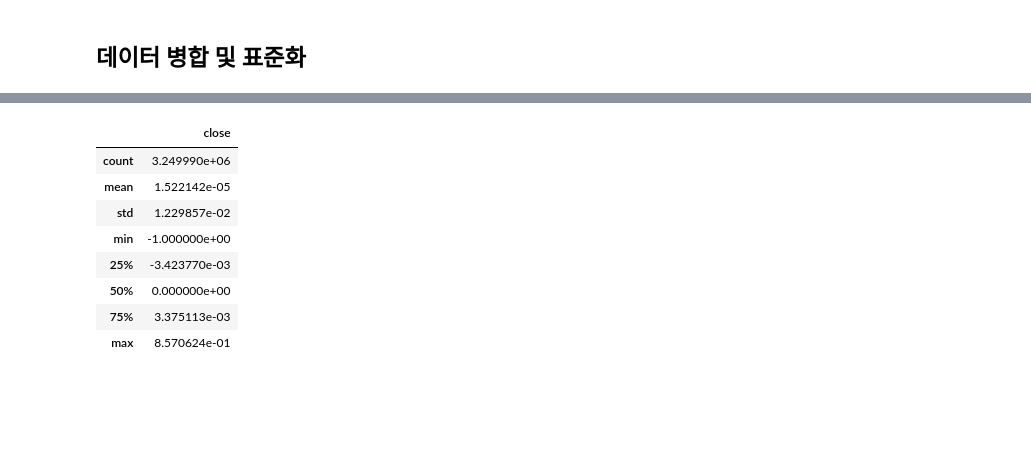
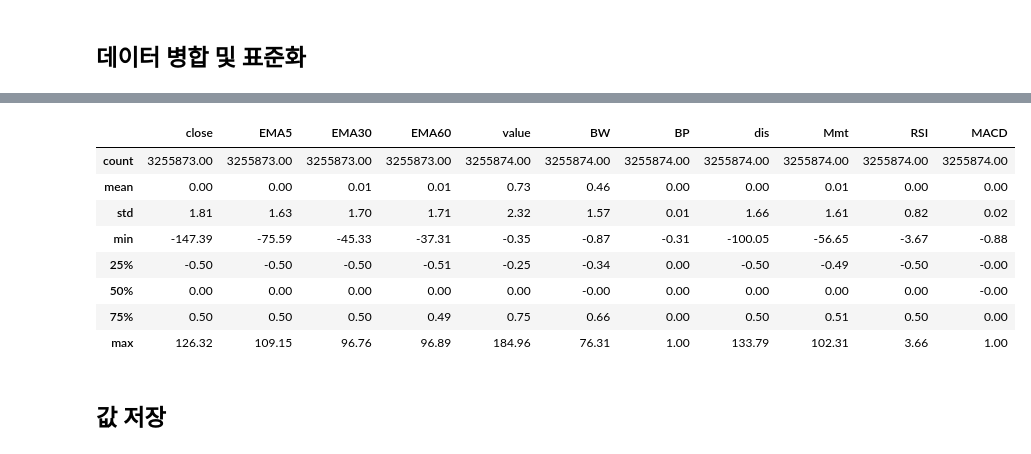
Before and after one commit to DogRing/TorchTrade, a Jupyter notebook: train/1_data_Transform.ipynb, the cells around one changed output, grey strips where cells are left out. Cells and saved outputs as stored; diff of their text form; code cells hidden in the pictures; blank space fills up the shorter version.

```diff
--- a/train/1_data_Transform.ipynb
+++ b/train/1_data_Transform.ipynb
@@ -208,13 +261,25 @@ for i in ['EMA5','EMA30','EMA60']:
-# %%
-pd.set_option('display.float_format',None)
-df[['close']][2:].describe()
-# %% [output]
-|  | close |
-| count | 3.249990e+06 |
-| mean | 1.522142e-05 |
-| std | 1.229857e-02 |
-| min | -1.000000e+00 |
-| 25% | -3.423770e-03 |
-| 50% | 0.000000e+00 |
-| 75% | 3.375113e-03 |
-| max | 8.570624e-01 |
+# %%
+df_c = df['close'].shift()
+for i in ['close','EMA5','EMA30','EMA60']:
+    df[i] = (df[i] - df_c) / df_c
+    df[i] = idc.skRobN(df[[i]])
+
+for i in ['value','BW','dis','Mmt','RSI']:
+    df[i] = idc.skRobN(df[[i]])
+
+for i in ['BP','MACD']:
+    df[i] = df[i] / df[i].abs().max()
+df = df[['close','EMA5','EMA30','EMA60','value','BW','BP','dis','Mmt','RSI','MACD']]
+df.describe()
+# %% [output]
+|  | close | EMA5 | EMA30 | EMA60 | value | BW | BP | dis | Mmt | RSI | MACD |
+| count | 3255873.00 | 3255873.00 | 3255873.00 | 3255873.00 | 3255874.00 | 3255874.00 | 3255874.00 | 3255874.00 | 3255874.00 | 3255874.00 | 3255874.00 |
+| mean | 0.00 | 0.00 | 0.01 | 0.01 | 0.73 | 0.46 | 0.00 | 0.00 | 0.01 | 0.00 | 0.00 |
+| std | 1.81 | 1.63 | 1.70 | 1.71 | 2.32 | 1.57 | 0.01 | 1.66 | 1.61 | 0.82 | 0.02 |
+| min | -147.39 | -75.59 | -45.33 | -37.31 | -0.35 | -0.87 | -0.31 | -100.05 | -56.65 | -3.67 | -0.88 |
+| 25% | -0.50 | -0.50 | -0.50 | -0.51 | -0.25 | -0.34 | 0.00 | -0.50 | -0.49 | -0.50 | -0.00 |
+| 50% | 0.00 | 0.00 | 0.00 | 0.00 | 0.00 | -0.00 | 0.00 | 0.00 | 0.00 | 0.00 | -0.00 |
+| 75% | 0.50 | 0.50 | 0.50 | 0.49 | 0.75 | 0.66 | 0.00 | 0.50 | 0.51 | 0.50 | 0.00 |
+| max | 126.32 | 109.15 | 96.76 | 96.89 | 184.96 | 76.31 | 1.00 | 133.79 | 102.31 | 3.66 | 1.00 |
+# %% [markdown]
+## 값 저장
```
Also changed, not shown: parts of 13 cells of this notebook, 1 other file.
